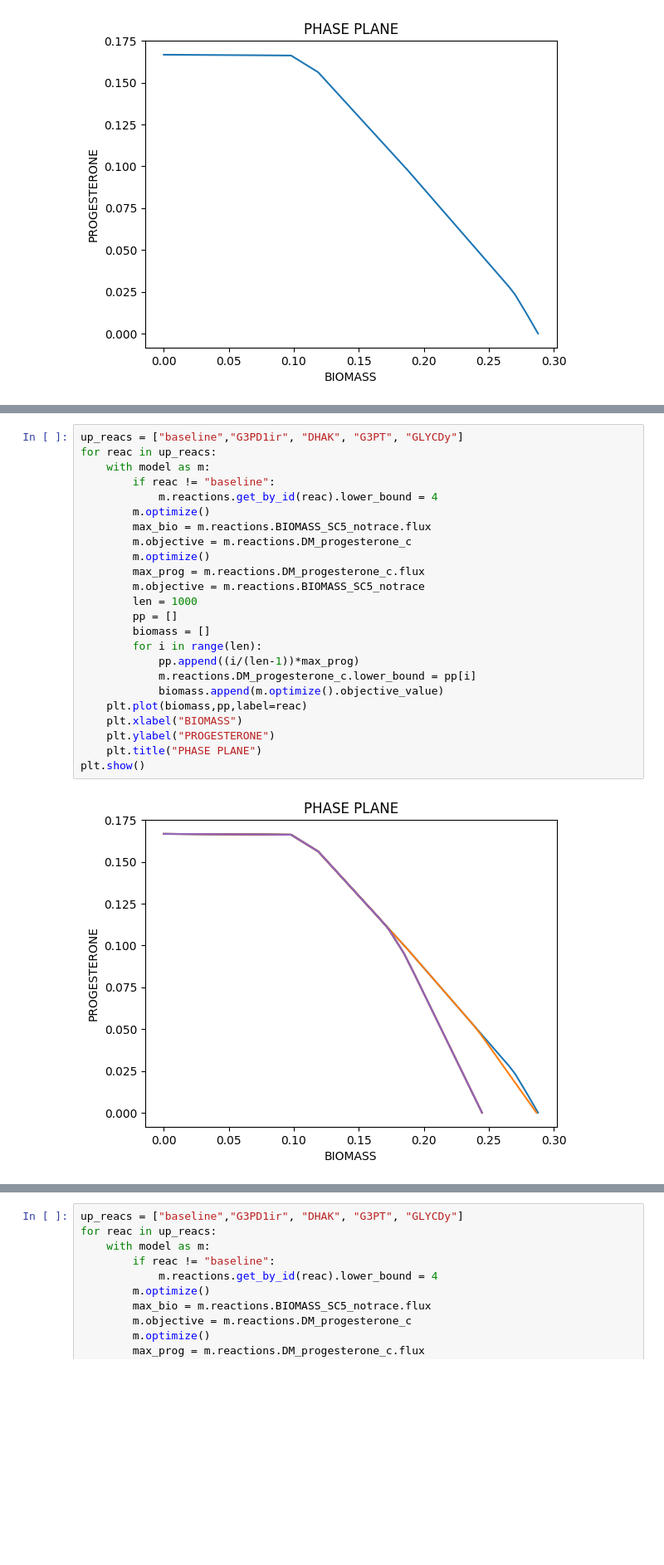
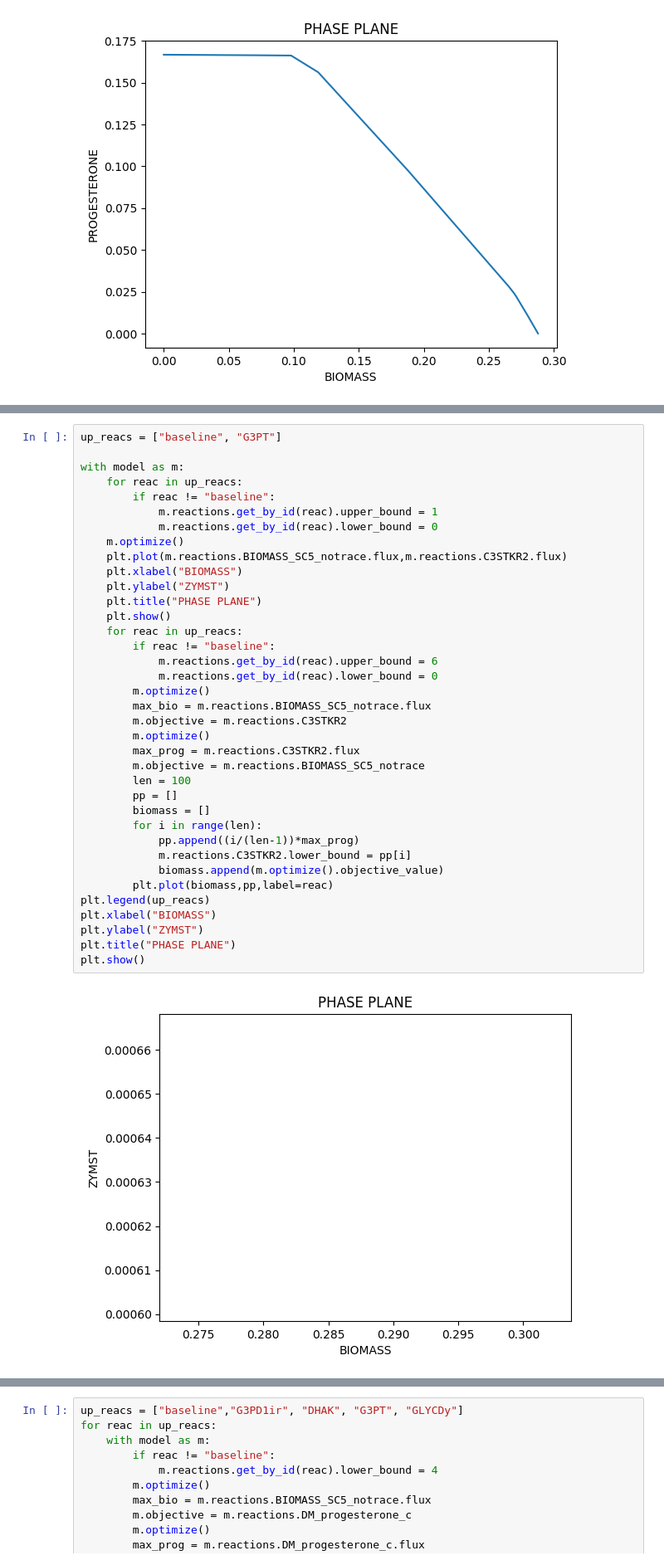
Before and after one commit to 27410/27410-group-assigment-group_3, a Jupyter notebook: misc/Bertram/testRUNE.ipynb, the cells around one changed output, grey strips where cells are left out. Shown at 83% size. Cells and saved outputs as stored; diff of their text form; blank space fills up the shorter version.

```diff
--- a/misc/Bertram/testRUNE.ipynb
+++ b/misc/Bertram/testRUNE.ipynb
@@ -72,26 +152,39 @@ plt.show()
 # %%
-up_reacs = ["baseline","G3PD1ir", "DHAK", "G3PT", "GLYCDy"]
-for reac in up_reacs:
-    with model as m:
+up_reacs = ["baseline", "G3PT"]
+
+with model as m:
+    for reac in up_reacs:
         if reac != "baseline":
-            m.reactions.get_by_id(reac).lower_bound = 4
+            m.reactions.get_by_id(reac).upper_bound = 1
+            m.reactions.get_by_id(reac).lower_bound = 0
+    m.optimize()
+    plt.plot(m.reactions.BIOMASS_SC5_notrace.flux,m.reactions.C3STKR2.flux)
+    plt.xlabel("BIOMASS")
+    plt.ylabel("ZYMST")
+    plt.title("PHASE PLANE")
+    plt.show()
+    for reac in up_reacs:
+        if reac != "baseline":
+            m.reactions.get_by_id(reac).upper_bound = 6
+            m.reactions.get_by_id(reac).lower_bound = 0
         m.optimize()
         max_bio = m.reactions.BIOMASS_SC5_notrace.flux
-        m.objective = m.reactions.DM_progesterone_c
+        m.objective = m.reactions.C3STKR2
         m.optimize()
-        max_prog = m.reactions.DM_progesterone_c.flux
+        max_prog = m.reactions.C3STKR2.flux
         m.objective = m.reactions.BIOMASS_SC5_notrace
-        len = 1000
+        len = 100
         pp = []
         biomass = []
         for i in range(len):
             pp.append((i/(len-1))*max_prog)
-            m.reactions.DM_progesterone_c.lower_bound = pp[i]
+            m.reactions.C3STKR2.lower_bound = pp[i]
             biomass.append(m.optimize().objective_value)
-    plt.plot(biomass,pp,label=reac)
-    plt.xlabel("BIOMASS")
-    plt.ylabel("PROGESTERONE")
-    plt.title("PHASE PLANE")
+        plt.plot(biomass,pp,label=reac)
+plt.legend(up_reacs)
+plt.xlabel("BIOMASS")
+plt.ylabel("ZYMST")
+plt.title("PHASE PLANE")
 plt.show()
 # %% [output]
-[figure, old version]
+[figure, new version]
```
Also changed, not shown: parts of 3 cells of this notebook.
